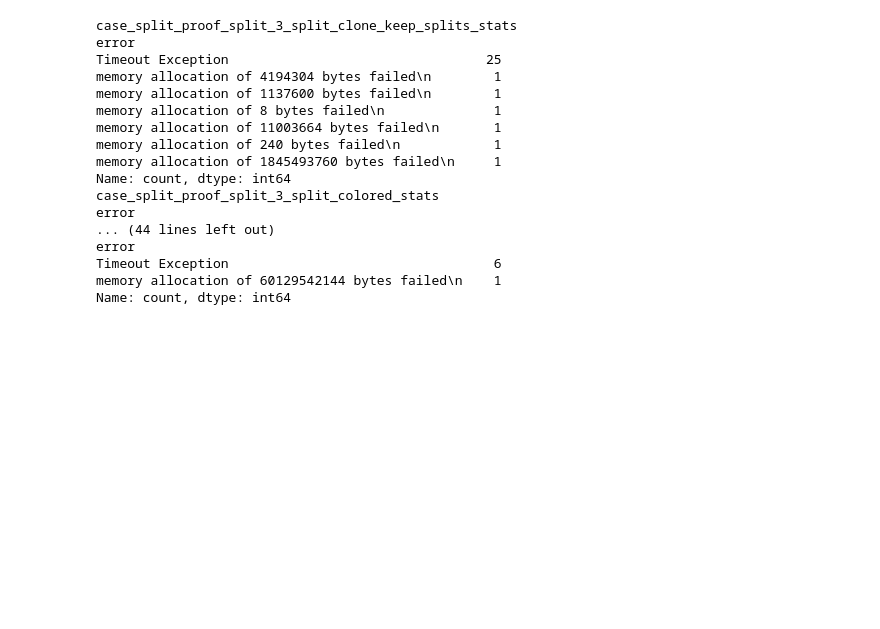
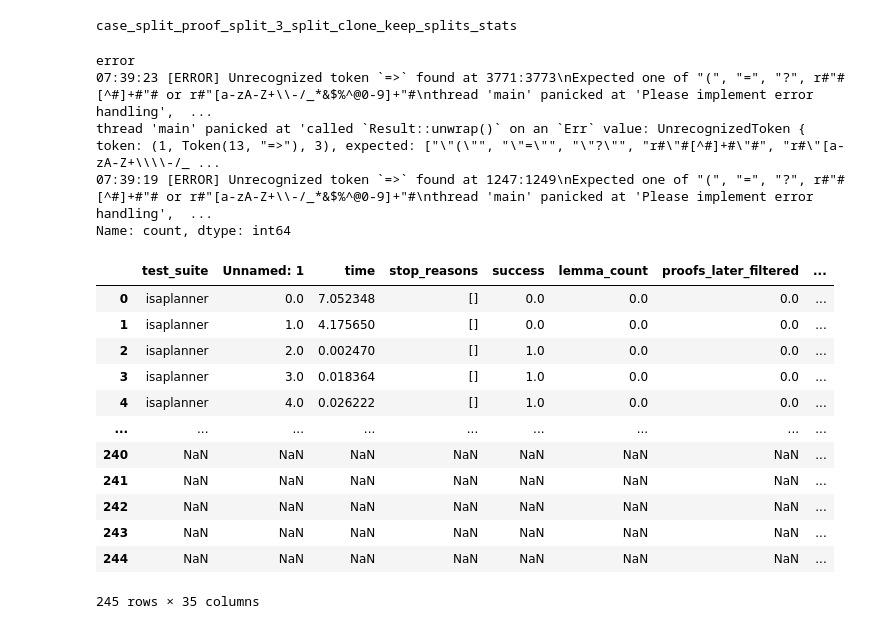
Before and after one commit to eytans/TheSy, a Jupyter notebook: experiments/cvc4_newth_alltogether/process_results.ipynb, the cells around one changed output. Cells and saved outputs as stored; diff of their text form; code cells hidden in the pictures; blank space fills up the shorter version.

```diff
--- a/experiments/cvc4_newth_alltogether/process_results.ipynb
+++ b/experiments/cvc4_newth_alltogether/process_results.ipynb
@@ -30,3 +32,10 @@ assert any(jsons[configs[0]]["test_suite"].str.contains("clam"))
+# %%
+for n, j in jsons.items():
+    fixed_config = n.replace('case_split_proof_split_', '')
+    split_depth = int(fixed_config[0])
+    features = fixed_config[2:]
+    j['split_depth'] = split_depth
+    j['features'] = features
 # %%
 from numpy import NaN
 
@@ -75,27 +157,33 @@ for c in configs:
     if not ('keep' in c or 'colored' in c):
         continue
     # Filter errors by x is not None and ('Timeout' in x or 'memory' in x)
-    temp = jsons[c]['error'].apply(lambda x: x is not None and ('Timeout' in x or 'memory' in x))
+    temp = jsons[c]['error'].apply(lambda x: x is not None and not ('Timeout' in x or 'memory' in x))
     print(c)
-    print(jsons[c][temp]['error'].value_counts())
+    break
+jsons[c][temp]['error'].value_counts()
 # %% [output]
 case_split_proof_split_3_split_clone_keep_splits_stats
-error
-Timeout Exception                                 25
-memory allocation of 4194304 bytes failed\n        1
-memory allocation of 1137600 bytes failed\n        1
-memory allocation of 8 bytes failed\n              1
-memory allocation of 11003664 bytes failed\n       1
-memory allocation of 240 bytes failed\n            1
-memory allocation of 1845493760 bytes failed\n     1
-Name: count, dtype: int64
-case_split_proof_split_3_split_colored_stats
-error
-... (44 lines left out)
-error
-Timeout Exception                                  6
-memory allocation of 60129542144 bytes failed\n    1
-Name: count, dtype: int64
+error
+07:39:23 [ERROR] Unrecognized token `=>` found at 3771:3773\nExpected one of "(", "=", "?", r#"#[^#]+#"# or r#"[a-zA-Z+\\-/_*&$%^@0-9]+"#\nthread 'main' panicked at 'Please implement error handling',  ...
+thread 'main' panicked at 'called `Result::unwrap()` on an `Err` value: UnrecognizedToken { token: (1, Token(13, "=>"), 3), expected: ["\"(\"", "\"=\"", "\"?\"", "r#\"#[^#]+#\"#", "r#\"[a-zA-Z+\\\\-/_ ...
+07:39:19 [ERROR] Unrecognized token `=>` found at 1247:1249\nExpected one of "(", "=", "?", r#"#[^#]+#"# or r#"[a-zA-Z+\\-/_*&$%^@0-9]+"#\nthread 'main' panicked at 'Please implement error handling',  ...
+Name: count, dtype: int64
+# %%
+j
+# %% [output]
+|  | test_suite | Unnamed: 1 | time | stop_reasons | success | lemma_count | proofs_later_filtered | ... |
+| 0 | isaplanner | 0.0 | 7.052348 | [] | 0.0 | 0.0 | 0.0 | ... |
+| 1 | isaplanner | 1.0 | 4.175650 | [] | 0.0 | 0.0 | 0.0 | ... |
+| 2 | isaplanner | 2.0 | 0.002470 | [] | 1.0 | 0.0 | 0.0 | ... |
+| 3 | isaplanner | 3.0 | 0.018364 | [] | 1.0 | 0.0 | 0.0 | ... |
+| 4 | isaplanner | 4.0 | 0.026222 | [] | 1.0 | 0.0 | 0.0 | ... |
+| ... | ... | ... | ... | ... | ... | ... | ... | ... |
+| 240 | NaN | NaN | NaN | NaN | NaN | NaN | NaN | ... |
+| 241 | NaN | NaN | NaN | NaN | NaN | NaN | NaN | ... |
+| 242 | NaN | NaN | NaN | NaN | NaN | NaN | NaN | ... |
+| 243 | NaN | NaN | NaN | NaN | NaN | NaN | NaN | ... |
+| 244 | NaN | NaN | NaN | NaN | NaN | NaN | NaN | ... |
+245 rows × 35 columns
 # %%
 print(jsons['case_split_proof_split_4_split_colored_stats']['error'].value_counts())
 # %% [output]
```
Also changed, not shown: parts of 7 cells of this notebook, 1 other file.
